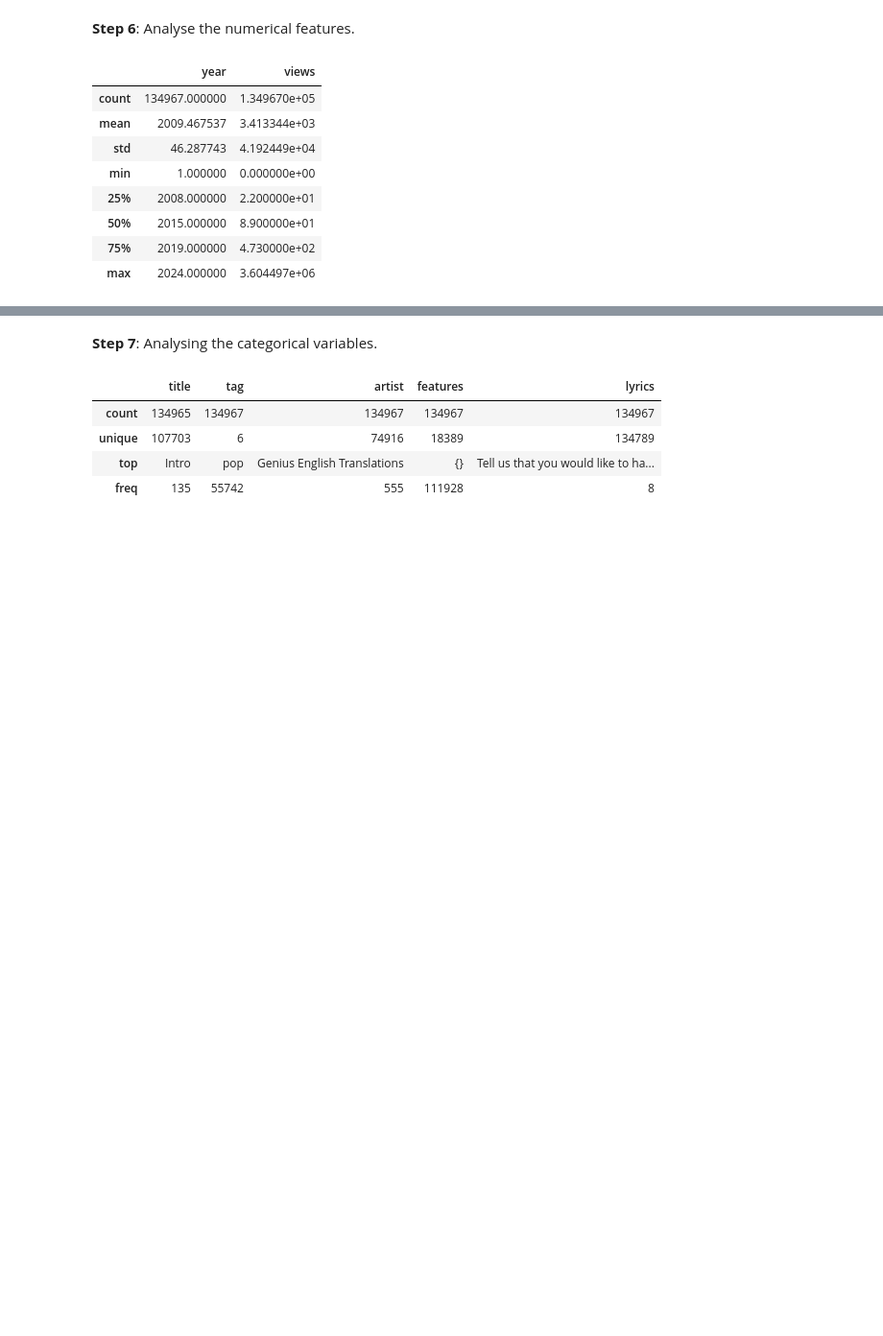
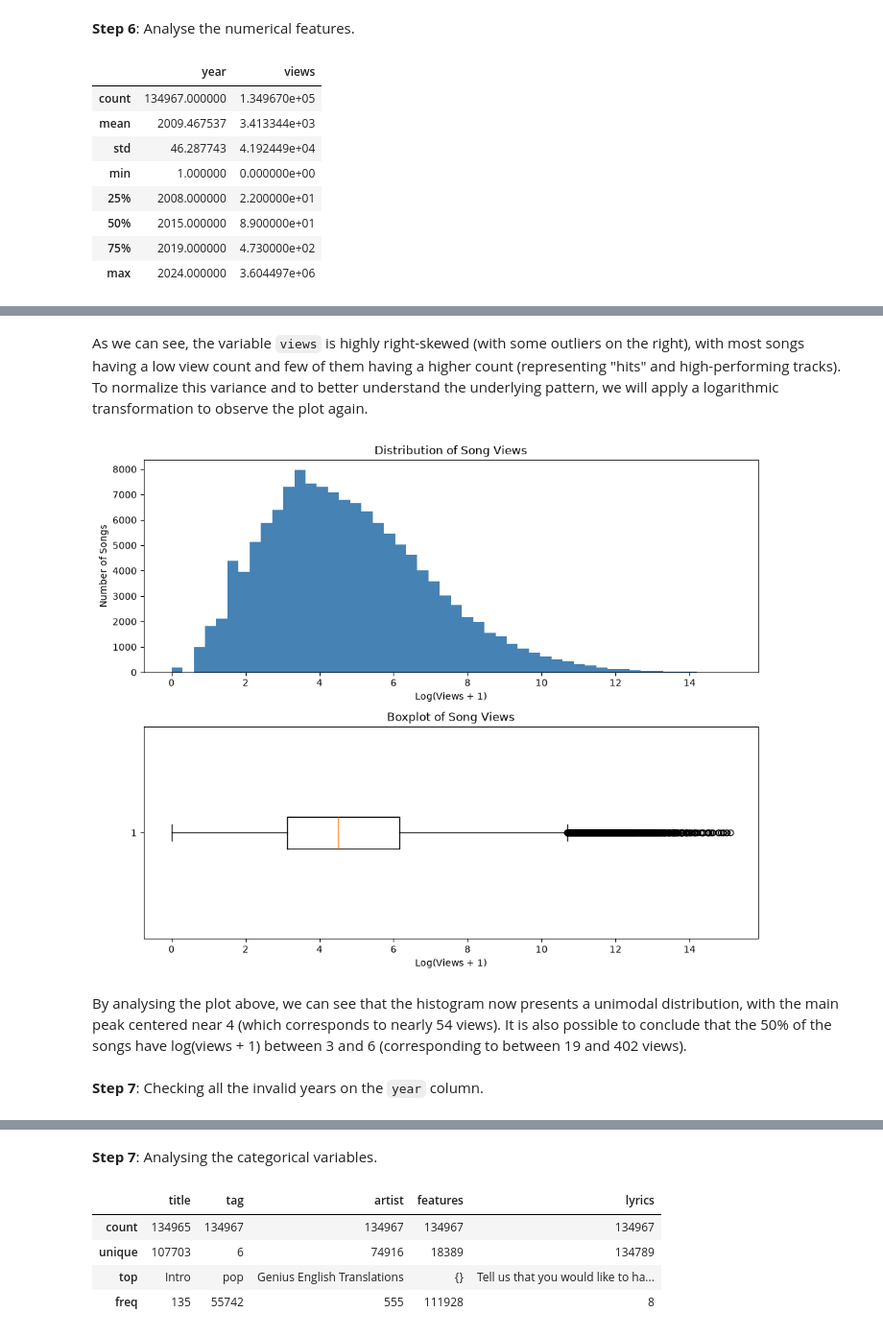
Before and after one commit to iinesclaro/text_mining, a Jupyter notebook: 01_eda_baseline.ipynb, the cells around one changed output, grey strips where cells are left out. Shown at 96% size. Drawn from its saved outputs; the diff is of its cells as text; code cells hidden in the pictures; blank space fills up the shorter version.

```diff
--- a/01_eda_baseline.ipynb
+++ b/01_eda_baseline.ipynb
@@ -147,0 +170,24 @@ print(train_data[train_data['year'] == 1].shape)
+# %% [markdown]
+As we can see, the variable `views` is highly right-skewed (with some outliers on the right), with most songs having a low view count and few of them having a higher count (representing "hits" and high-performing tracks). To normalize this variance and to better understand the underlying pattern, we will apply a logarithmic transformation to observe the plot again.
+# %%
+fig, axes = plt.subplots(2, 1, figsize=(10, 8))
+
+# log1p instead of log bc there are songs with 0 views
+axes[0].hist(np.log1p(train_data['views']), bins=50, color='steelblue')
+axes[0].set_title('Distribution of Song Views')
+axes[0].set_xlabel('Log(Views + 1)')
+axes[0].set_ylabel('Number of Songs')
+
+
+axes[1].boxplot(np.log1p(train_data['views']), vert = False)
+axes[1].set_title('Boxplot of Song Views')
+axes[1].set_xlabel('Log(Views + 1)')
+
+plt.tight_layout()
+plt.show()
+# %% [output]
+[figure, added]
+# %% [markdown]
+By analysing the plot above, we can see that the histogram now presents a unimodal distribution, with the main peak centered near 4 (which corresponds to nearly 54 views). It is also possible to conclude that the 50% of the songs have log(views + 1) between 3 and 6 (corresponding to between 19 and 402 views).
+# %% [markdown]
+**Step 7**: Checking all the invalid years on the `year` column.
```
Also changed, not shown: parts of 11 cells of this notebook.
